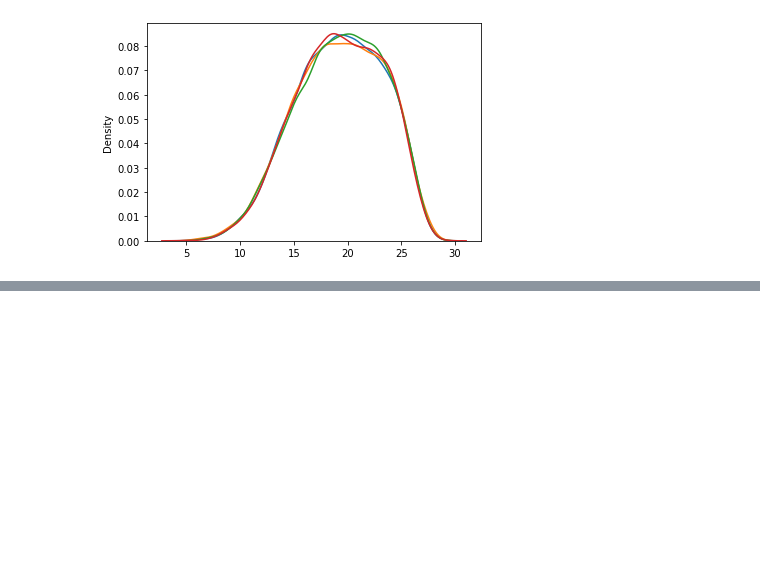
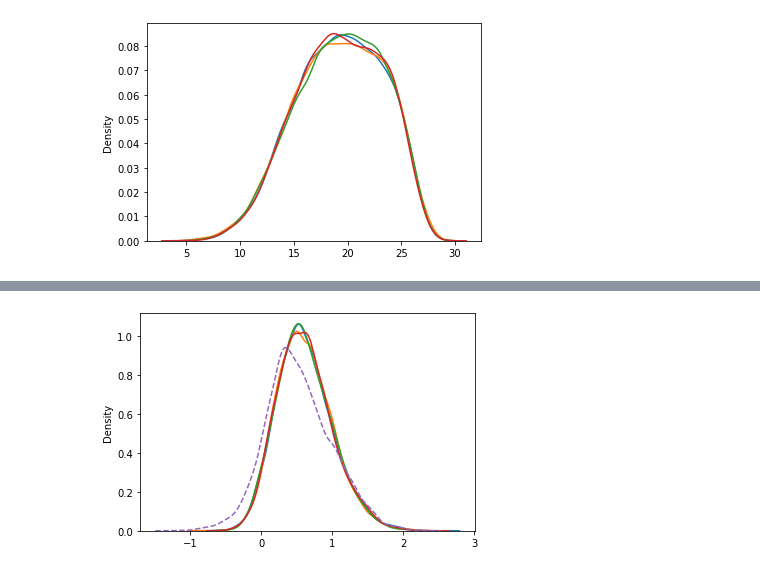
Before and after one commit to hungpham13/Distributed-data-discretization, a Jupyter notebook: Data-preparation.ipynb, the cells around one changed output, grey strips where cells are left out. Cells and saved outputs as stored; diff of their text form; code cells hidden in the pictures; blank space fills up the shorter version.

```diff
--- a/Data-preparation.ipynb
+++ b/Data-preparation.ipynb
@@ -198,0 +215,8 @@ s2 = generate_false_dist(config)
+# %%
+s = generate_true_dist(config)
+s = generate_true_dist(config)
+s = generate_true_dist(config)
+s = generate_true_dist(config)
+s2 = generate_false_dist(config)
+# %% [output]
+[figure, added]
```
Also changed, not shown: parts of 5 cells of this notebook.
